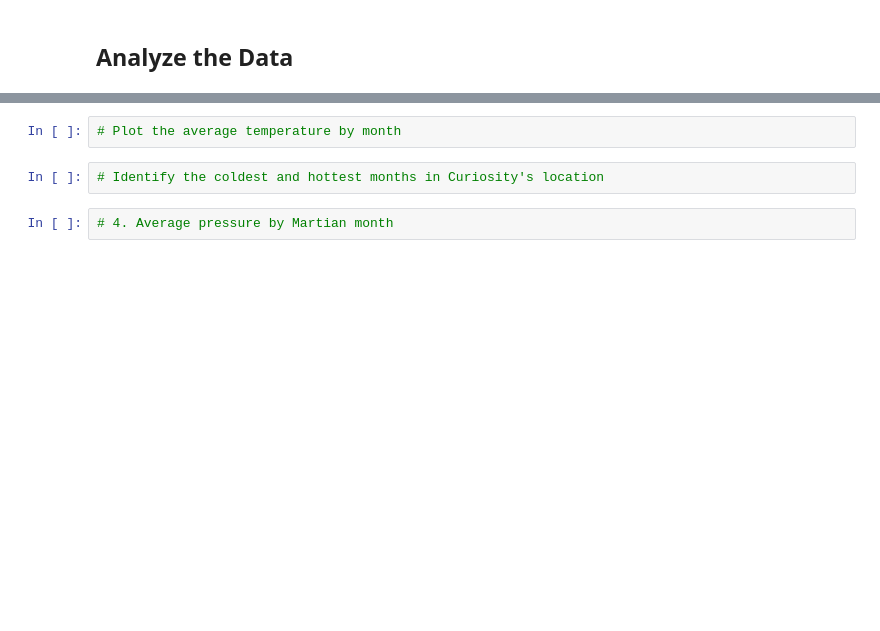
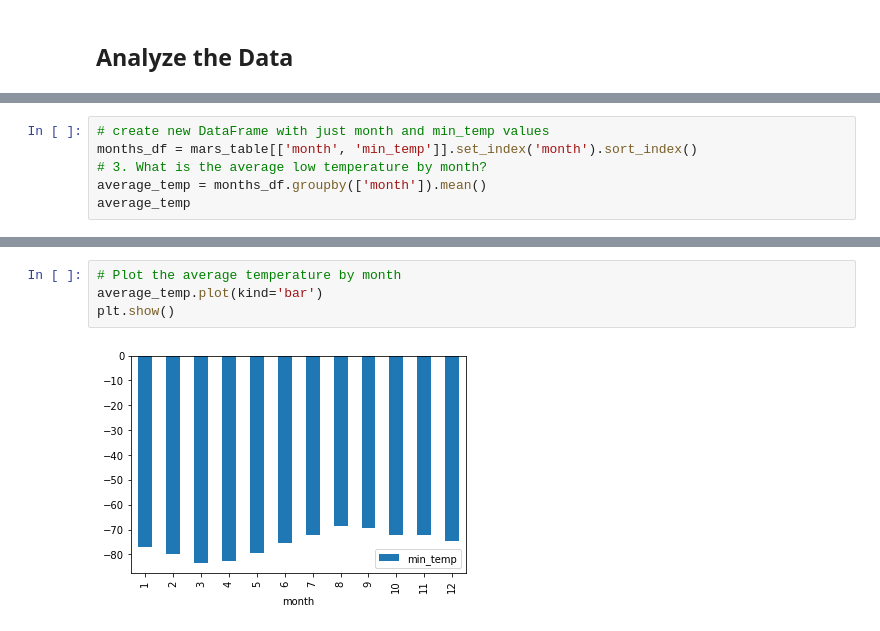
Before and after one commit to latoyawenzinger/Web_Scraping_Challenge, a Jupyter notebook: Mars_Weather.ipynb, the cells around one changed output, grey strips where cells are left out. Cells and saved outputs as stored; diff of their text form; blank space fills up the shorter version.

Commit message:
updated data analysis script

```diff
--- a/Mars_Weather.ipynb
+++ b/Mars_Weather.ipynb
@@ -136,0 +118,6 @@ months_df
+# %%
+# create new DataFrame with just month and min_temp values
+months_df = mars_table[['month', 'min_temp']].set_index('month').sort_index()
+# 3. What is the average low temperature by month?
+average_temp = months_df.groupby(['month']).mean()
+average_temp
@@ -137,6 +139,6 @@ months_df
 # %%
 # Plot the average temperature by month
+average_temp.plot(kind='bar')
+plt.show()
+# %% [output]
+[figure, added]
-# %%
-# Identify the coldest and hottest months in Curiosity's location
-# %%
-# 4. Average pressure by Martian month
```
Also changed, not shown: parts of 8 cells of this notebook.
